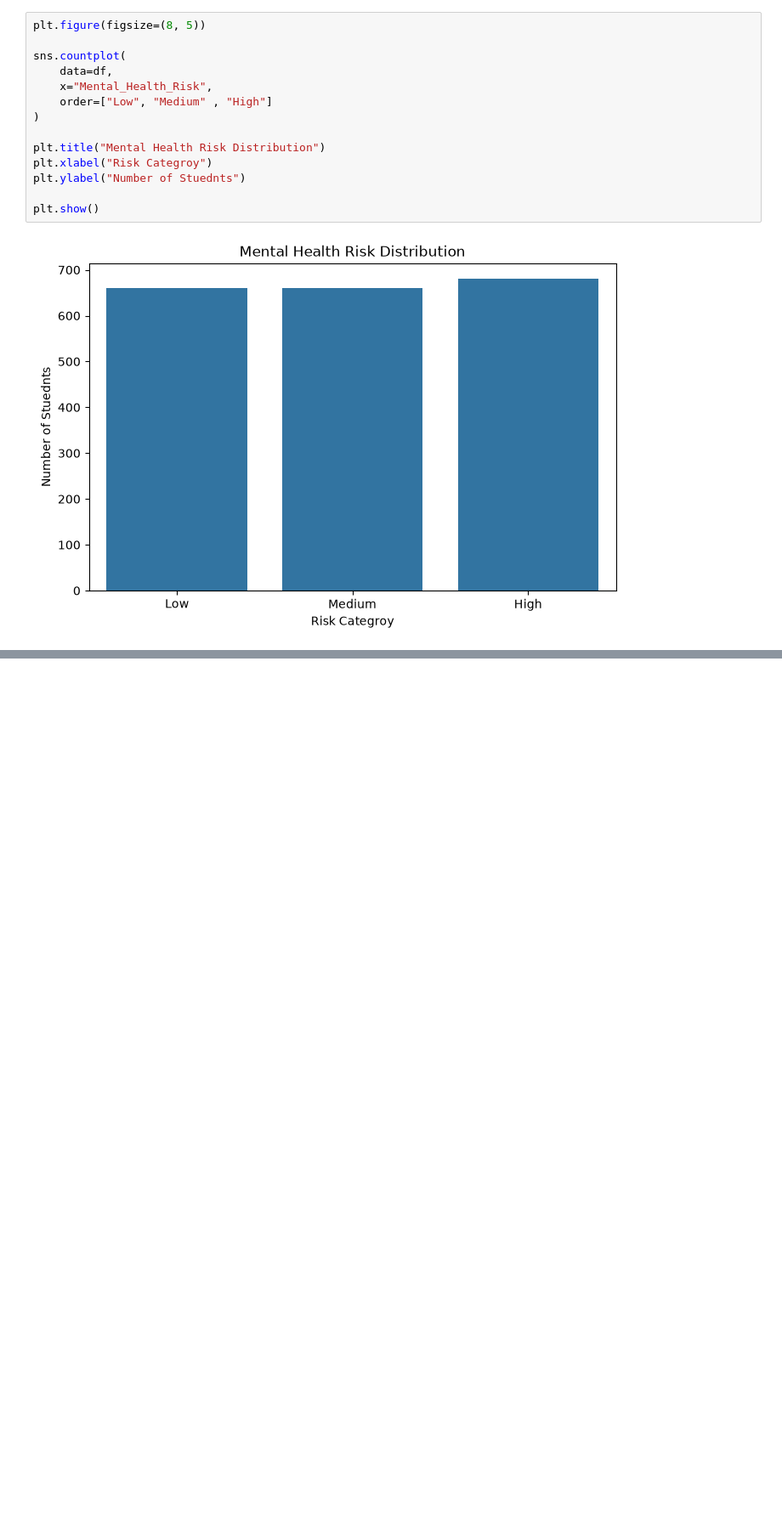
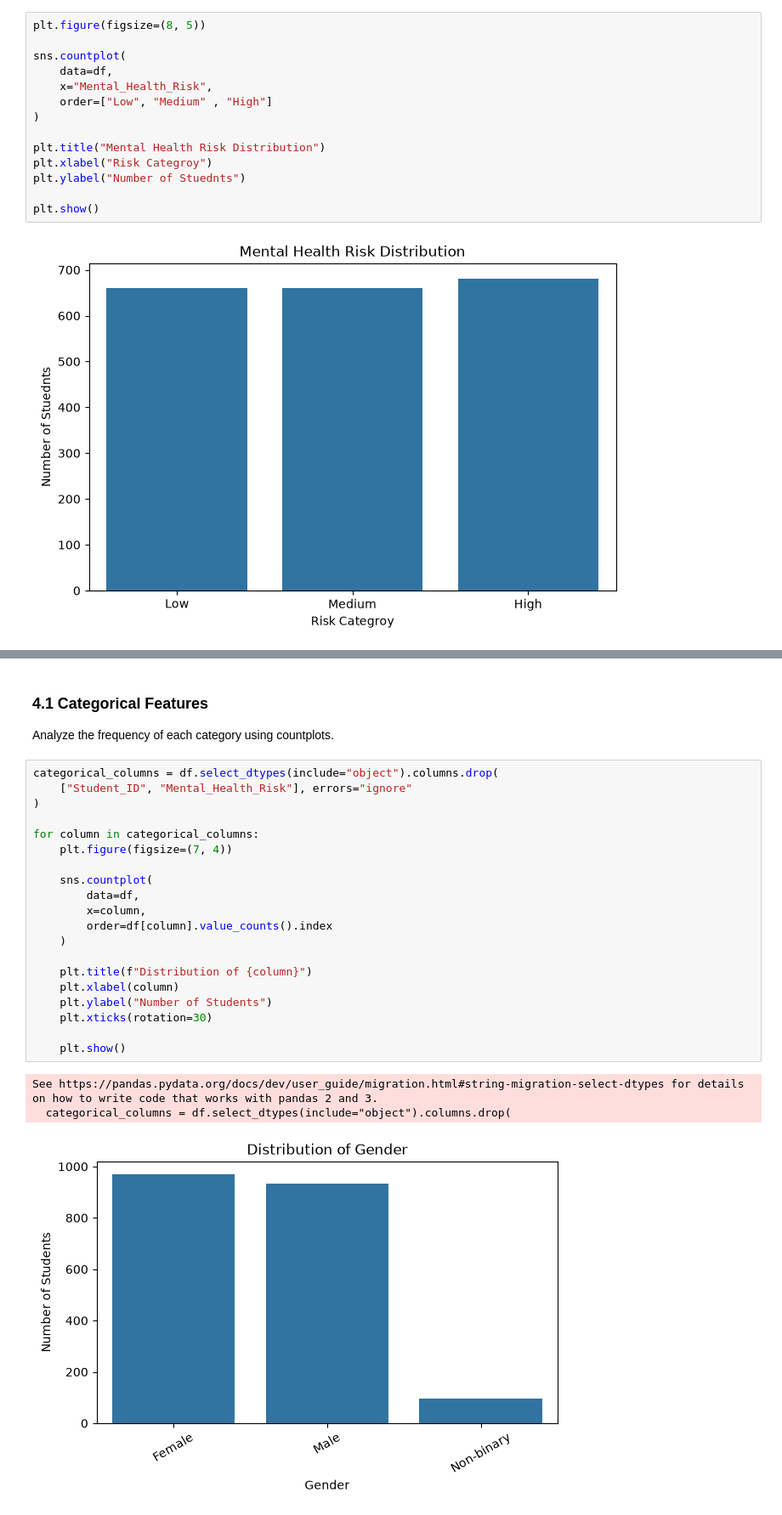
Before and after one commit to lahcen404/MindScope, a Jupyter notebook: notebooks/EDA.ipynb, the cells around one changed output, grey strips where cells are left out. Shown at 85% size. Cells and saved outputs as stored; diff of their text form; blank space fills up the shorter version.

```diff
--- a/notebooks/EDA.ipynb
+++ b/notebooks/EDA.ipynb
@@ -192,0 +212,28 @@ plt.show()
+# %% [markdown]
+### 4.1 Categorical Features
+
+Analyze the frequency of each category using countplots.
+# %%
+categorical_columns = df.select_dtypes(include="object").columns.drop(
+    ["Student_ID", "Mental_Health_Risk"], errors="ignore"
+)
+
+for column in categorical_columns:
+    plt.figure(figsize=(7, 4))
+
+    sns.countplot(
+        data=df,
+        x=column,
+        order=df[column].value_counts().index
+    )
+
+    plt.title(f"Distribution of {column}")
+    plt.xlabel(column)
+    plt.ylabel("Number of Students")
+    plt.xticks(rotation=30)
+
+    plt.show()
+# %% [output]
+See https://pandas.pydata.org/docs/dev/user_guide/migration.html#string-migration-select-dtypes for details on how to write code that works with pandas 2 and 3.
+  categorical_columns = df.select_dtypes(include="object").columns.drop(
+[figure, added]
```
Also changed, not shown: parts of 5 cells of this notebook.
